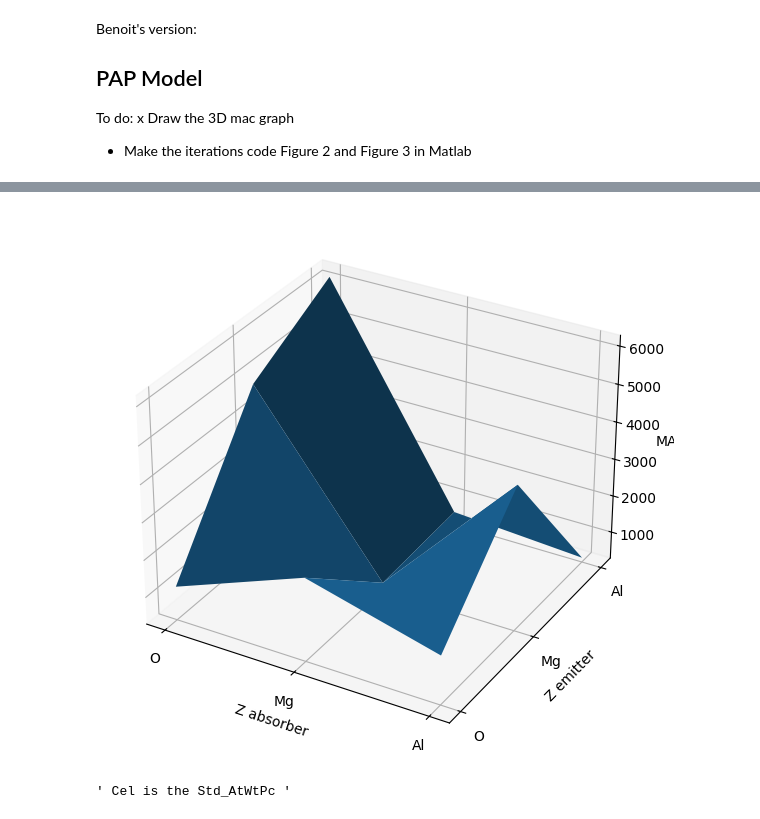
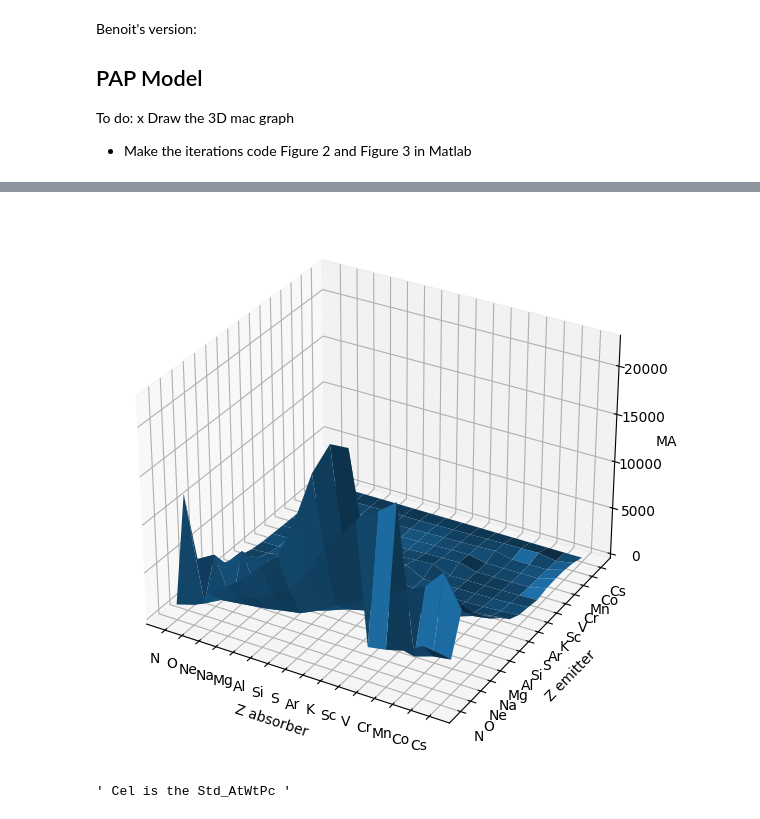
Before and after one commit to khalilhas/Quantification_PAP, a Jupyter notebook: PAP_v7.ipynb, the cells around one changed output, grey strips where cells are left out. Drawn from its saved outputs; the diff is of its cells as text; code cells hidden in the pictures.

```diff
--- a/PAP_v7.ipynb
+++ b/PAP_v7.ipynb
@@ -20,10 +20,12 @@ from matplotlib import cm
 # Indices in Python start at 0
 ################ INPUTS ###################
 Meas_El = [11, 19, 20, 22, 25, 26, 24, 8, 14, 13, 12, 15, 56, 28, 9, 17]  # length 16
-element_indices = np.array([12,13,8]) # atomic numbers
+Meas_El = np.array(Meas_El)
+Meas_El = Meas_El - 1
+element_indices = np.array([8,12,14]) # atomic numbers
 element_indices = element_indices - 1 # python start at zero
 # Std_AtWtPc
-number_of_standards = 3
+number_of_standards = 10
 Cel = np.zeros((number_of_standards,92))
 Std_AtWtPc = Cel
 
@@ -39,20 +41,21 @@ Std_AtWtPc[:, [10, 18, 19, 21, 24, 25, 23, 7, 13, 12, 11, 14, 55, 27, 8, 16]] =
     [0.00,0.00,39.02,0.00,0.00,0.00,0.00,38.92,0.00,0.00,0.00,18.31,0.00,0.00,3.40,0.35],
     [0.00,0.00,0.00,0.00,0.00,2.39,0.00,45.00,19.65,0.00,32.88,0.00,0.00,0.00,0.00,0.00],
 ])
+Std_AtWtPc = Std_AtWtPc/100
 # Standards to use with each acquisition
-number_of_acquisitions = number_of_standards
+number_of_acquisitions = 3
 EPMA_Std = np.zeros((number_of_acquisitions,92))
 EPMA_Std[:,[10, 18, 19, 21, 24, 25, 23, 7, 13, 12, 11, 14]] =np.array([
-    [0,1,2,3,3,4,5,6,2,1,2,2], # have changed the last value
-    [0,1,2,3,3,4,5,6,2,1,2,2], # have changed the last value
-    [0,1,2,3,3,4,5,6,2,1,2,2], # have changed the last value
+    [1,2,3,4,4,5,6,7,3,2,3,0], # have changed the last value
+    [1,2,3,4,4,5,6,7,3,2,3,0], # have changed the last value
+    [1,2,3,4,4,5,6,7,3,2,3,0], # have changed the last value
 ])
 # Std_AtWtPc[:, [11,12,7,24]] = np.array([
 #     [60.3, 0, 39.7, 0],  # MgO
 #     [0, 52.92, 47.08, 0],  # Al2O3
 #     [0, 0, 30.06, 69.94]  # Fe2O3 15kV, 10nA
 # ])
-print(Std_AtWtPc)
+# print(Std_AtWtPc)
 ################ INPUTS ###################
 
 # np.put(Cel, element_indices, [8.75,0.02,0.00,0.00,0.00,0.05,0.00,48.82,32.13,10.25,0.00,0.00,0.00,0.00,0.00,0.00])
@@ -62,7 +65,7 @@ elements_df = zaf.get_element([])
 # importing all the macs
 # mac_df = pd.read_csv("Henke 1993_modified.txt")
 mac_df = pd.read_csv("MAC30.txt")
-print(elements_df)
+
 # converting element_df into a numpy Z,A,Density
 A_np = np.zeros((1,92))
 Z_np = np.zeros((1,92))
@@ -71,4 +74,8 @@ for i in range(0,92): # element zAbs
         A_np[0,i] = elements_df[['molar_mass','element']].to_numpy()[i,0]
         Z_np[0,i] = elements_df[['atomic_number','element']].to_numpy()[i,0]
         density_np[0,i] = elements_df[['density','element']].to_numpy()[i,0]
+# number of standards
+nStd = 3
+#EPMA_Std
+Std_AtWtPc
 # %% [output]
@@ -127,3 +134,13 @@ for i in range(0,92): # element zAbs
         MACLl_np[i,j-1] = MACLl_np_indices[(j-1) + 92*i, 2]
         MACMa_np[i,j-1] = MACMa_np_indices[(j-1) + 92*i, 2]
         MACMb_np[i,j-1] = MACMb_np_indices[(j-1) + 92*i, 2]
+# Matrix wasn't having same order like Matlab so we need to transpose
+MACKalpha_np = MACKalpha_np.transpose()
+MACKbeta_np = MACKbeta_np.transpose()
+MACLalpha_np = MACLalpha_np.transpose()
+MACLbeta_np = MACLbeta_np.transpose()
+MACLl_np = MACLl_np.transpose()
+MACMa_np = MACMa_np.transpose()
+MACMb_np = MACMb_np.transpose()
+# show
+MACKalpha_np
@@ -131,35 +156,35 @@ for i in range(0,92): # element zAbs
 from mpl_toolkits.mplot3d import Axes3D
 
 
 Meas_Elsort = sorted(Meas_El)
 NameEl = ['H', 'He', 'Li', 'Be', 'B', 'C', 'N', 'O', 'F', 'Ne', 'Na', 'Mg', 'Al', 'Si', 'P', 'S', 'Cl', 'Ar', 'K', 'Ca', 'Sc', 'Ti', 'V', 'Cr', 'Mn', 'Fe', 'Co', 'Ni', 'Cu', 'Zn', 'Ga', 'Ge', 'As', 'Se', 'Br', 'Kr', 'Rb', 'Sr', 'Y', 'Zr', 'Nb', 'Mo', 'Tc', 'Ru', 'Rh', 'Pd', 'Ag', 'Cd', 'In', 'Sn', 'Sb', 'Te', 'I', 'Xe', 'Cs', 'Ba', 'La', 'Ce', 'Pr', 'Nd', 'Pm', 'Sm', 'Eu', 'Gd', 'Tb', 'Dy', 'Ho', 'Er', 'Tm', 'Yb', 'Lu', 'Hf', 'Ta', 'W', 'Re', 'Os', 'Ir', 'Pt', 'Au', 'Hg', 'Tl', 'Pb', 'Bi', 'Po', 'At', 'Rn', 'Fr', 'Ra', 'Ac', 'Th', 'Pa', 'U']
 
 nMsEl = len(Meas_Elsort)
 
 # Assuming MACkalpha is a 2D numpy array
-MACkalpha_Ms = MACKalpha_np[np.ix_(np.array(Meas_Elsort)-1, np.array(Meas_Elsort)-1)]
+MACkalpha_Ms = MACKalpha_np[np.ix_(np.array(Meas_Elsort), np.array(Meas_Elsort))]
 
 fig = plt.figure(figsize=(7,7))
 ax = fig.add_subplot(111, projection='3d')
 
 X, Y = np.meshgrid(np.arange(nMsEl), np.arange(nMsEl))
 ax.plot_surface(X, Y, MACkalpha_Ms) #, cmap=cm.coolwarm
 
 ax.set_xticks(np.arange(nMsEl))
 ax.set_yticks(np.arange(nMsEl))
 
 ax.set_xticklabels([NameEl[i-1] for i in Meas_Elsort])  # Python indexing starts at 0
 ax.set_yticklabels([NameEl[i-1] for i in Meas_Elsort])  # Python indexing starts at 0
 
 #ax.set_zscale('log')
 
 ax.set_xlabel('Z absorber')
 ax.set_ylabel('Z emitter')
 ax.set_zlabel('MAC')
 
 plt.show()
 # %% [output]
-[figure, old version]
+[figure, new version]
 # %%
 # importing the global variable in the module
 eps = 3 * 2.2204e-16
```
Also changed, not shown: parts of 9 cells of this notebook, 2 other files.
